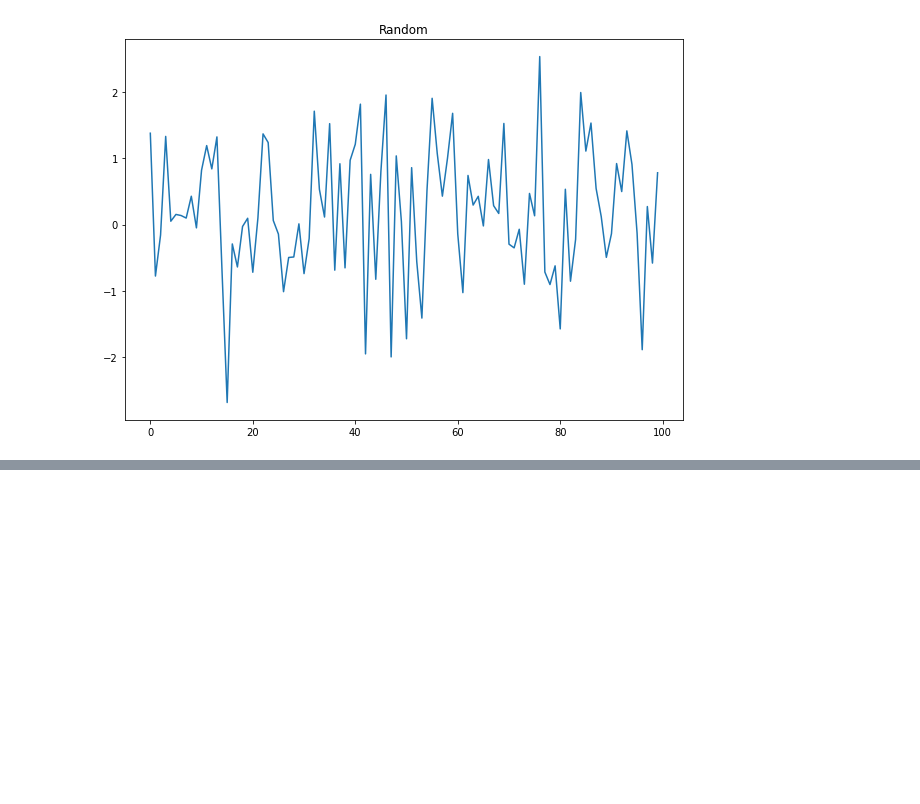
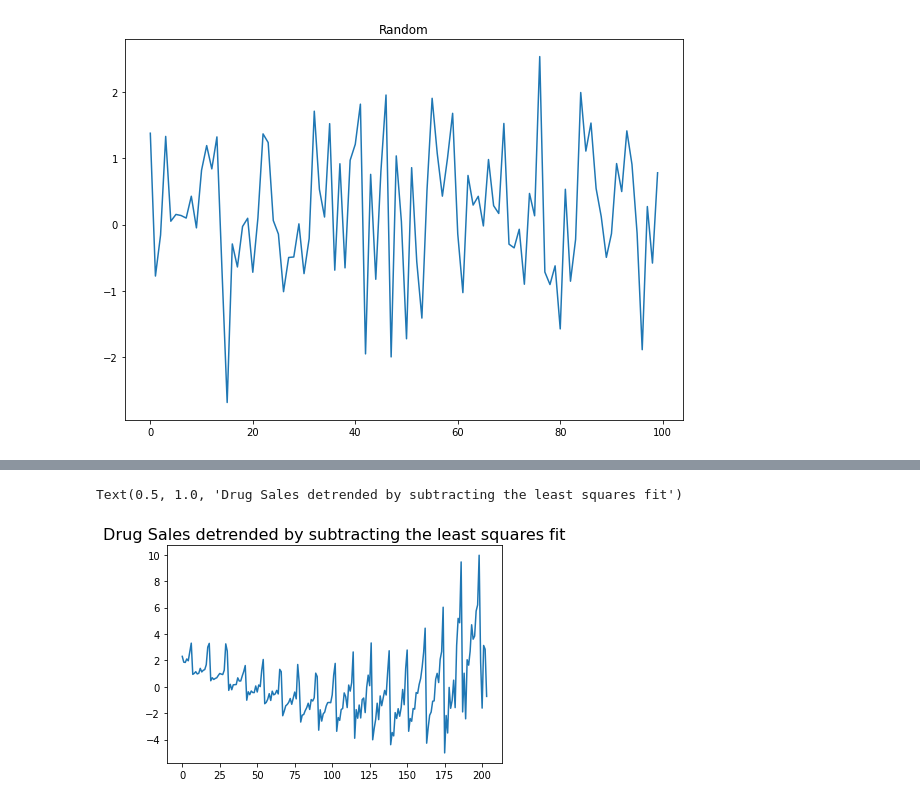
Before and after one commit to Preet2fun/MachineLearning_TimeSeries, a Jupyter notebook: Time series analysis/Time Series Analysis Concepts/ts_concepts.ipynb, the cells around one changed output, grey strips where cells are left out. Drawn from its saved outputs; the diff is of its cells as text; code cells hidden in the pictures; blank space fills up the shorter version.

```diff
--- a/Time series analysis/Time Series Analysis Concepts/ts_concepts.ipynb
+++ b/Time series analysis/Time Series Analysis Concepts/ts_concepts.ipynb
@@ -213,0 +227,6 @@ plt.title('Random');
+# %%
+plt.plot(detrended)
+plt.title('Drug Sales detrended by subtracting the least squares fit', fontsize=16)
+# %% [output]
+Text(0.5, 1.0, 'Drug Sales detrended by subtracting the least squares fit')
+[figure, added]
```
Also changed, not shown: parts of 10 cells of this notebook, 3 other files.
